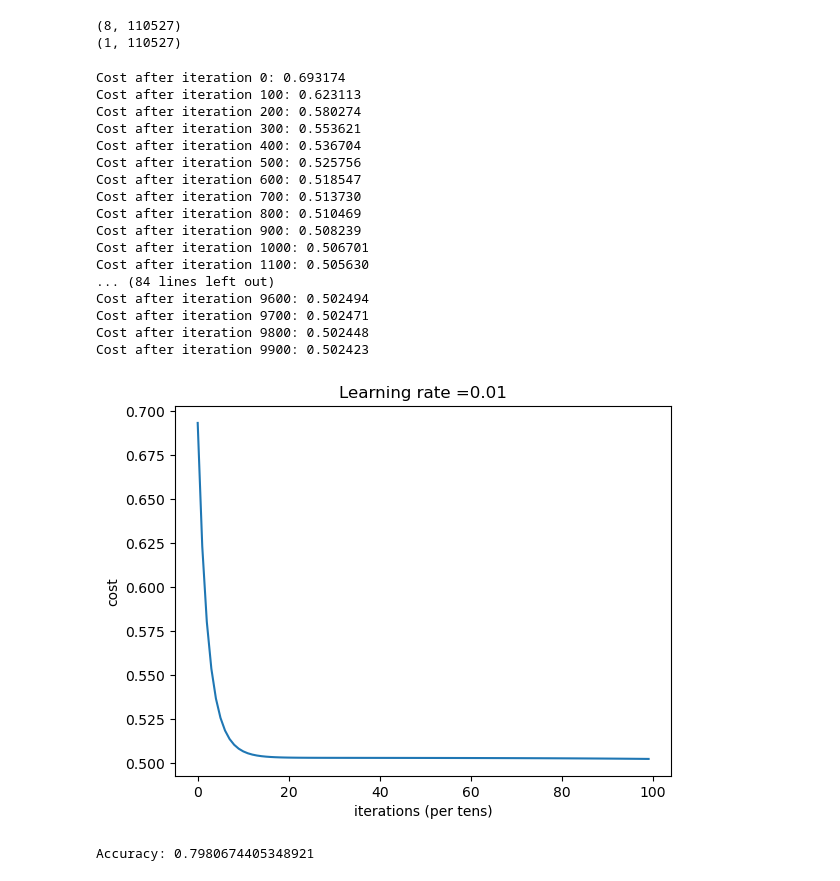
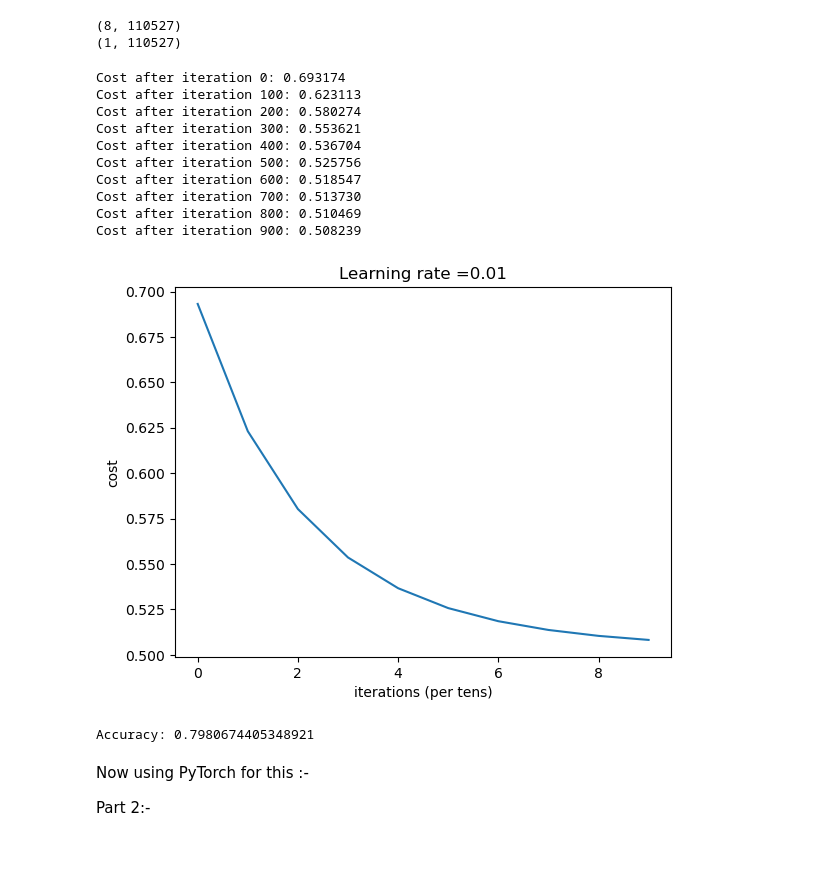
Before and after one commit to adityaamehra/24095005_CSOC_IG, a Jupyter notebook: ANN/main.ipynb, the cells around one changed output. Saved outputs shown, nothing was run; the diff lists cells and outputs as text; code cells hidden in the pictures; blank space fills up the shorter version.

```diff
--- a/ANN/main.ipynb
+++ b/ANN/main.ipynb
@@ -203,26 +203,19 @@ print(Y.shape)
 (8, 110527)
 (1, 110527)
 # %%
-par,costs=Llaymod(X,Y,layer_dims,learnrate=0.01,num_iter=10000)
+par,costs=Llaymod(X,Y,layer_dims,learnrate=0.01,num_iter=1000)
 # %% [output]
 Cost after iteration 0: 0.693174
 Cost after iteration 100: 0.623113
 Cost after iteration 200: 0.580274
 Cost after iteration 300: 0.553621
 Cost after iteration 400: 0.536704
 Cost after iteration 500: 0.525756
 Cost after iteration 600: 0.518547
 Cost after iteration 700: 0.513730
 Cost after iteration 800: 0.510469
 Cost after iteration 900: 0.508239
-Cost after iteration 1000: 0.506701
-Cost after iteration 1100: 0.505630
-... (84 lines left out)
-Cost after iteration 9600: 0.502494
-Cost after iteration 9700: 0.502471
-Cost after iteration 9800: 0.502448
-Cost after iteration 9900: 0.502423
-[figure, old version]
+[figure, new version]
 # %%
 def predict(tx,ty,par):
     m=tx.shape[1]
@@ -239,3 +232,7 @@ def predict(tx,ty,par):
 pt=predict(X,Y,par)
 # %% [output]
 Accuracy: 0.7980674405348921
+# %% [markdown]
+Now using PyTorch for this :-
+
+Part 2:-
```
Also changed, not shown: parts of 9 cells of this notebook.
